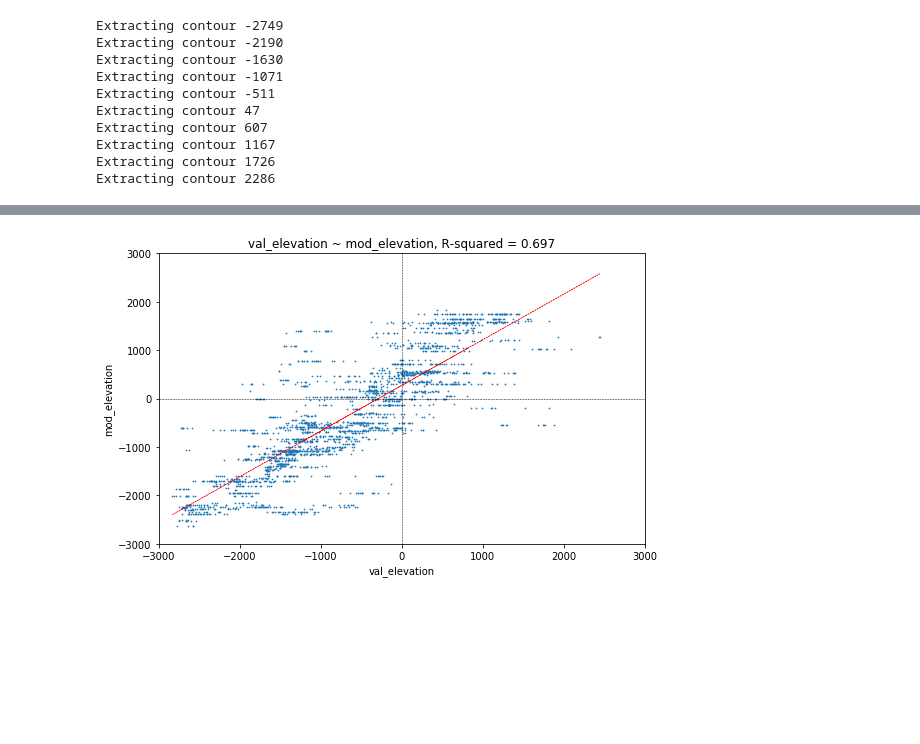
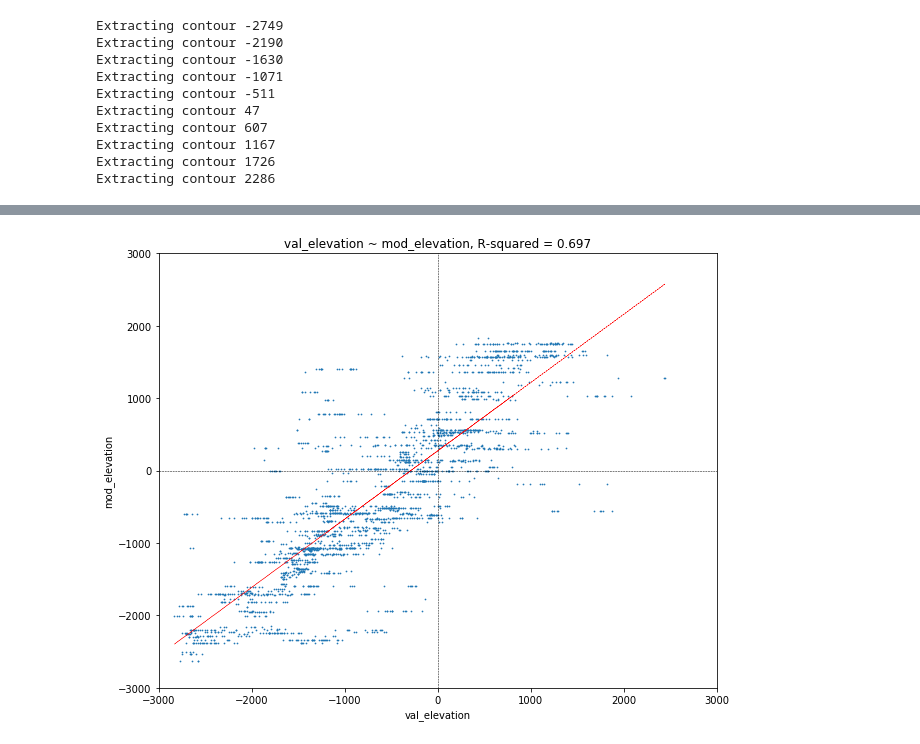
Before and after one commit to robbibt/nidem_visualisations, a Jupyter notebook: intertidal_dem.ipynb, the cells around one changed output, grey strips where cells are left out. Saved outputs shown, nothing was run; the diff lists cells and outputs as text; code cells hidden in the pictures; blank space fills up the shorter version.

```diff
--- a/intertidal_dem.ipynb
+++ b/intertidal_dem.ipynb
@@ -211,4 +227,12 @@ array_to_geotiff(fname = "output_data/ITEM_DEM_{}.tif".format(polygon_ID),
 # %%
+# Because validation data only exists for polygon 33, use this data to compare to validation values
+if polygon_ID != 33:
+
+    # Import polygon 33 from file
+    print("Importing ITEM_DEM_33.tif from file")
+    poly33_ds = gdal.Open(glob.glob("output_data/ITEM_DEM_33.tif")[0])
+    interpolated_array = poly33_ds.GetRasterBand(1).ReadAsArray()
+
 # Open validation point shapefile and use to extract data from underlying array
 with fiona.open('raw_data/EastPointonlyRTK_albers.shp') as points:
 
@@ -224,34 +248,34 @@ with fiona.open('raw_data/EastPointonlyRTK_albers.shp') as points:
         x_ind = int((x - upleft_x) / x_size) # x pixel
         y_ind = int((y - upleft_y) / y_size) # y pixel
 
         # Extract modelled elevation from DEM array
         mod_elev = interpolated_array[y_ind, x_ind]
 
         # Append to list
         point_output.append([x, y, val_elev, mod_elev])
 
 # Combine into dataframe
 colnames = ["x", "y", "val_elevation", "mod_elevation"]
 modval_elev = pd.DataFrame(point_output, columns = colnames).dropna()
 modval_elev = modval_elev[modval_elev['val_elevation'] < 2500]
 
 # Compute linear model
-lm_elev = sm.ols(formula = "val_elevation~mod_elevation", data = modval_elev).fit()
 m, b = np.polyfit(modval_elev["val_elevation"], modval_elev["mod_elevation"], 1)
+modval_rsquared = sm.ols(formula = "val_elevation~mod_elevation", data = modval_elev).fit().rsquared
 
 # Plot output x-y scatter plot
-fig, ax = plt.subplots(figsize = (8, 5))
+fig, ax = plt.subplots(figsize = (9, 7))
 modval_elev.plot(x = "val_elevation",
                  y = "mod_elevation",
                  kind = "scatter",
                  s = 0.5, ax = ax)
 ax.plot(modval_elev["val_elevation"], m * modval_elev["val_elevation"] + b,
         color = 'red', linestyle = '--', lw = 0.5)
 plt.axvline(x = 0, color = 'k', linestyle = '--', lw = 0.5)
 plt.axhline(y = 0, color = 'k', linestyle = '--', lw = 0.5)
 ax.set_ylim(-3000, 3000)
 ax.set_xlim(-3000, 3000)
-plt.title("val_elevation ~ mod_elevation, R-squared = {}".format(np.round(lm_elev.rsquared, 3)))
+plt.title("val_elevation ~ mod_elevation, R-squared = {}".format(np.round(modval_rsquared, 3)))
 plt.tight_layout()
 # %% [output]
-[figure, old version]
+[figure, new version]
```
Also changed, not shown: parts of 15 cells of this notebook.
